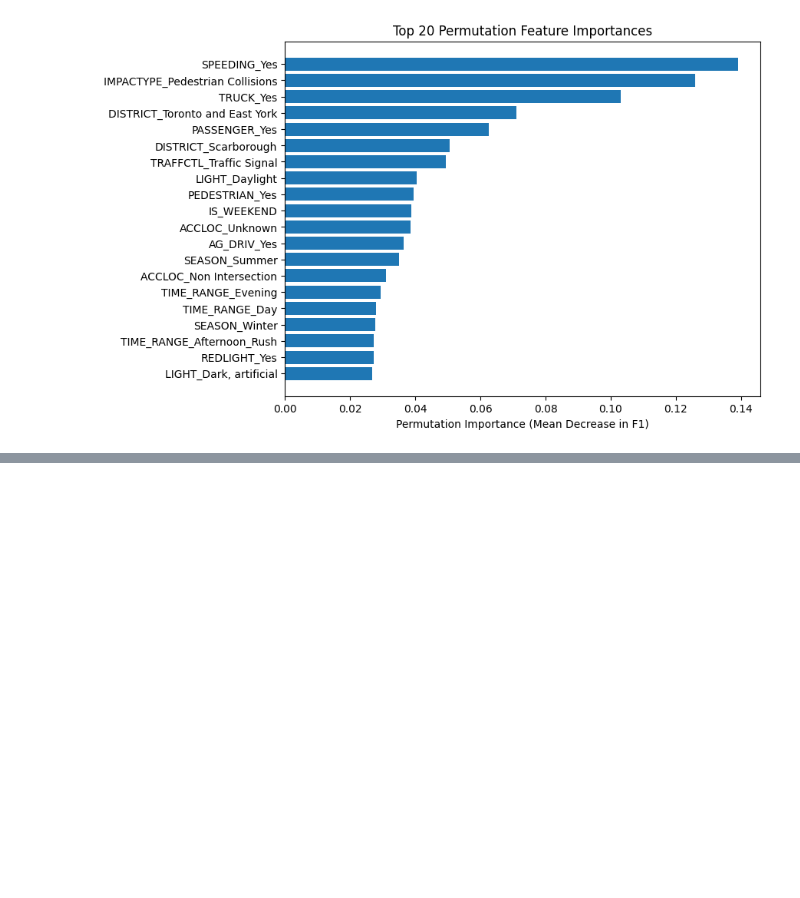
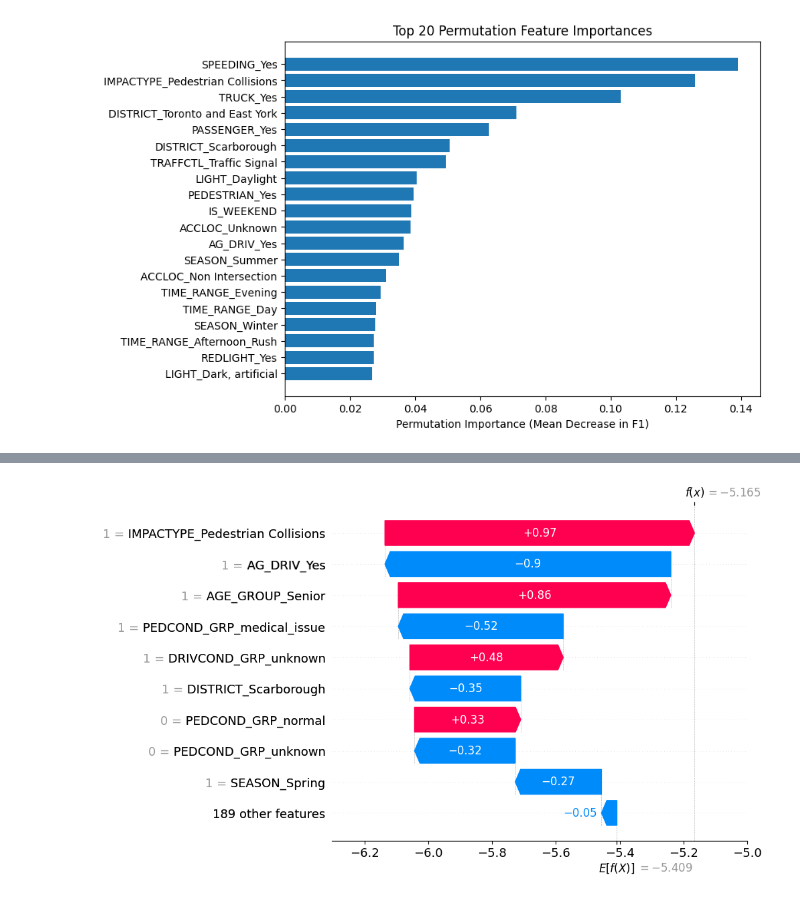
Before and after one commit to balabiberry/toronto_car-crash, a Jupyter notebook: main_Gradient_Boosting.ipynb, the cells around one changed output, grey strips where cells are left out. Saved outputs shown, nothing was run; the diff lists cells and outputs as text; code cells hidden in the pictures; blank space fills up the shorter version.

```diff
--- a/main_Gradient_Boosting.ipynb
+++ b/main_Gradient_Boosting.ipynb
@@ -683,0 +737,6 @@ shap.summary_plot(
+# %%
+i = 20  # choose row index
+
+shap.plots.waterfall(shap_values[i])
+# %% [output]
+[figure, added]
```
Also changed, not shown: parts of 13 cells of this notebook, 1 other file.
